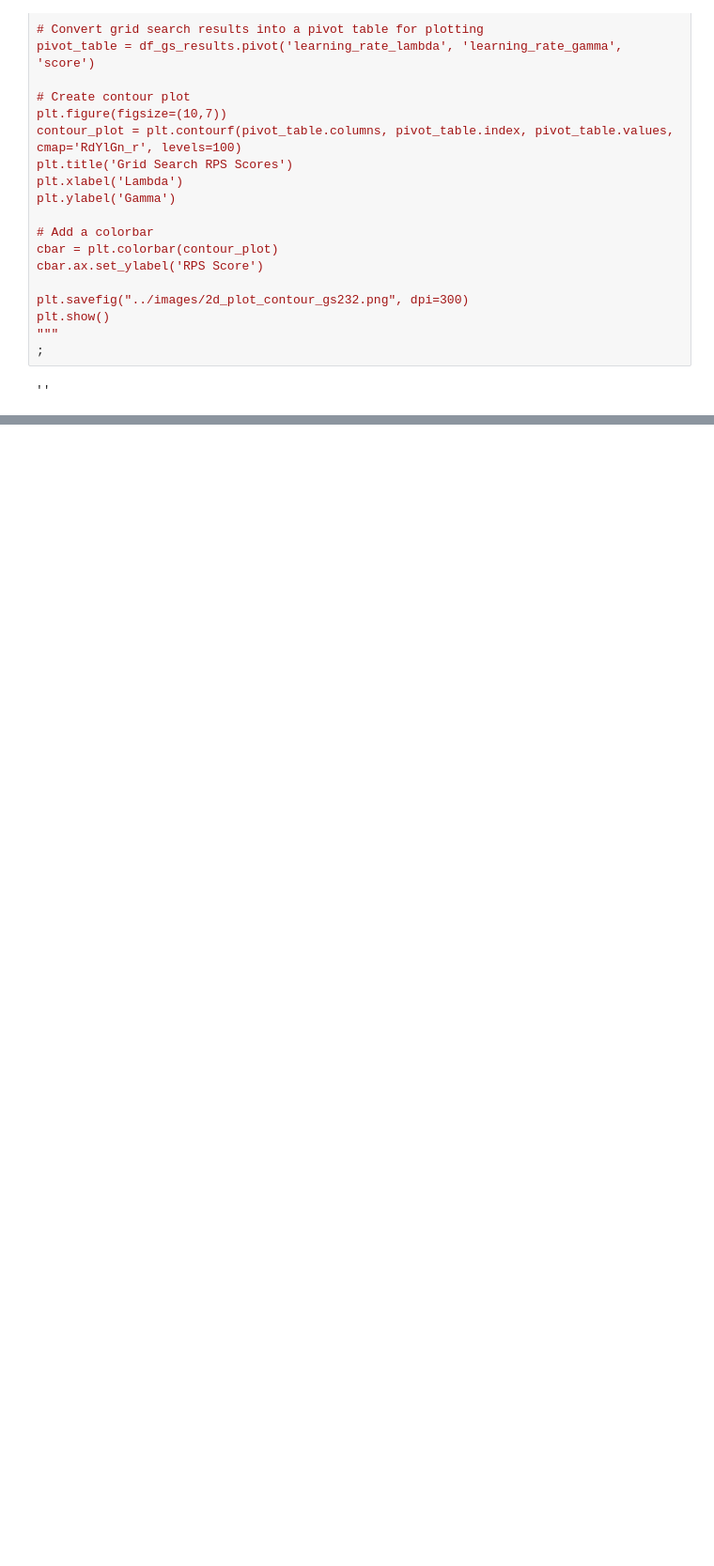
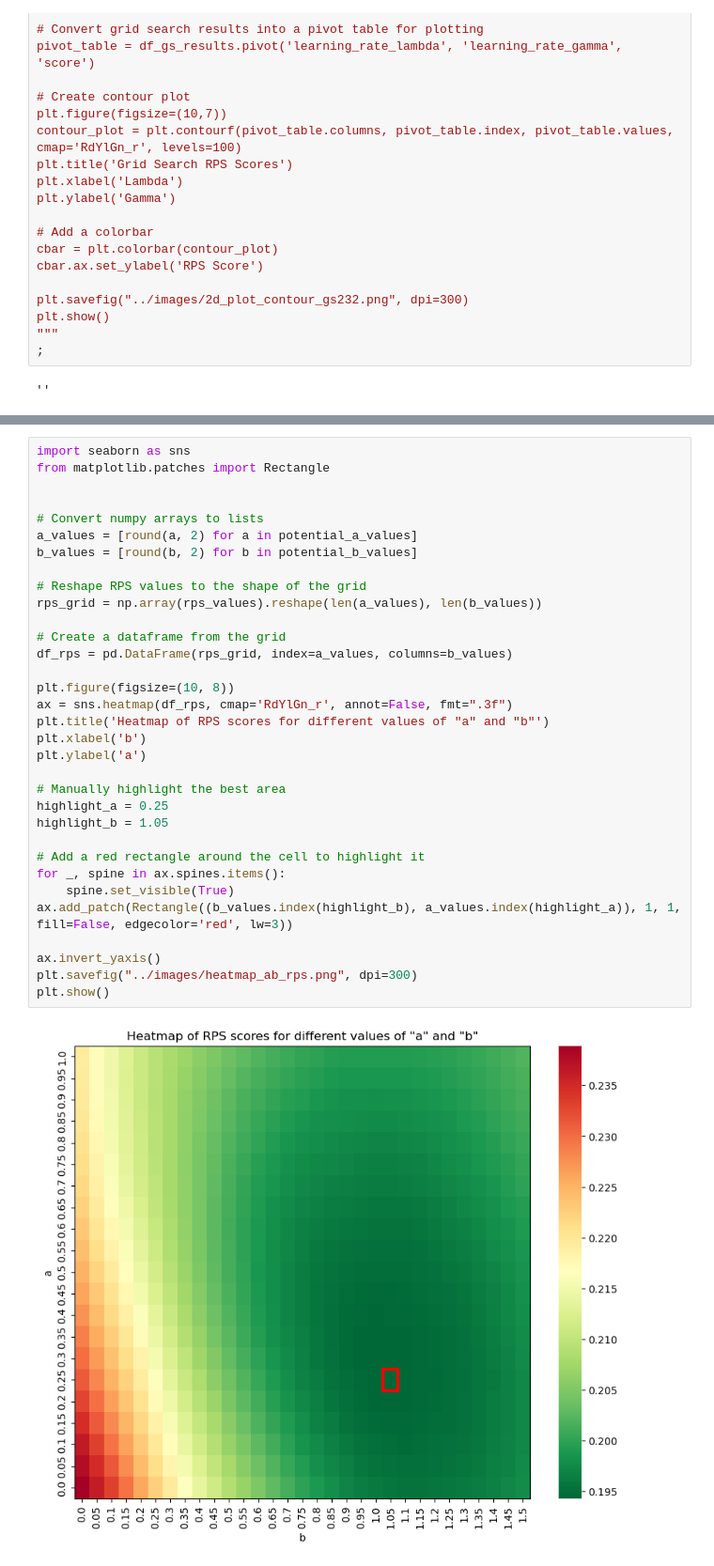
Before and after one commit to hyrogan/Soccer-Prediction, a Jupyter notebook: BT-v2.4.1.ipynb, the cells around one changed output, grey strips where cells are left out. Shown at 94% size. Drawn from its saved outputs; the diff is of its cells as text; blank space fills up the shorter version.

```diff
--- a/BT-v2.4.1.ipynb
+++ b/BT-v2.4.1.ipynb
@@ -955,0 +987,35 @@ plt.show()
+# %%
+import seaborn as sns
+from matplotlib.patches import Rectangle
+
+
+# Convert numpy arrays to lists
+a_values = [round(a, 2) for a in potential_a_values]
+b_values = [round(b, 2) for b in potential_b_values]
+
+# Reshape RPS values to the shape of the grid
+rps_grid = np.array(rps_values).reshape(len(a_values), len(b_values))
+
+# Create a dataframe from the grid
+df_rps = pd.DataFrame(rps_grid, index=a_values, columns=b_values)
+
+plt.figure(figsize=(10, 8))
+ax = sns.heatmap(df_rps, cmap='RdYlGn_r', annot=False, fmt=".3f")
+plt.title('Heatmap of RPS scores for different values of "a" and "b"')
+plt.xlabel('b')
+plt.ylabel('a')
+
+# Manually highlight the best area
+highlight_a = 0.25
+highlight_b = 1.05
+
+# Add a red rectangle around the cell to highlight it
+for _, spine in ax.spines.items():
+    spine.set_visible(True)
+ax.add_patch(Rectangle((b_values.index(highlight_b), a_values.index(highlight_a)), 1, 1, fill=False, edgecolor='red', lw=3))
+
+ax.invert_yaxis()
+plt.savefig("../images/heatmap_ab_rps.png", dpi=300)
+plt.show()
+# %% [output]
+[figure, added]
```
Also changed, not shown: parts of 9 cells of this notebook.
